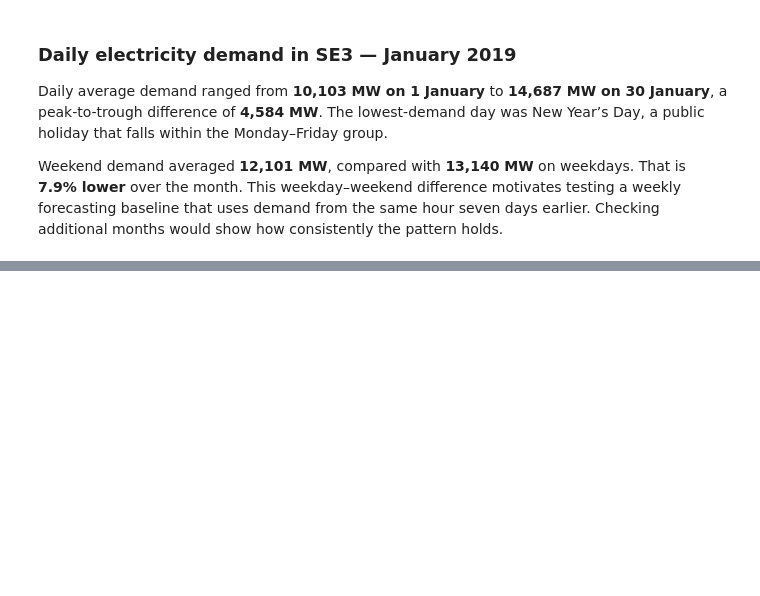
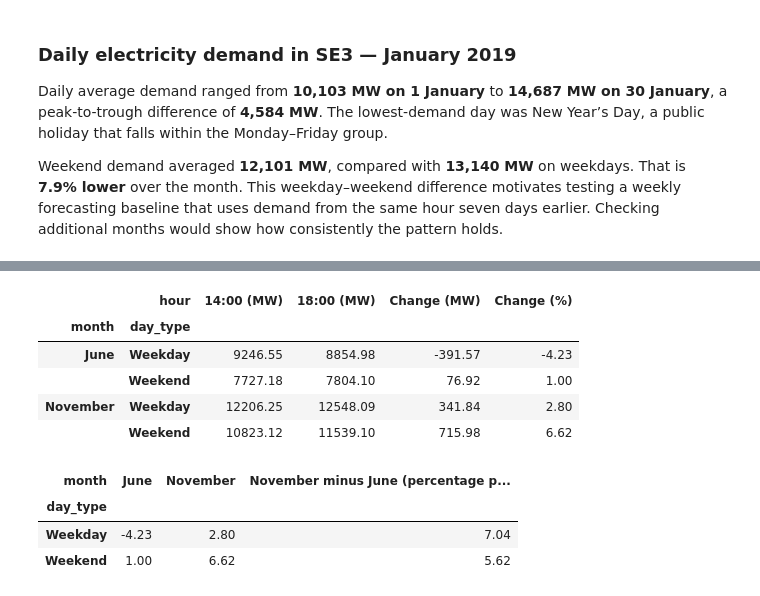
Before and after one commit to Nezipn/Swedish-Electricity-Demand-Forecasting-Using-Machine-Learning, a Jupyter notebook: 01_explore_se3_demand.ipynb, the cells around one changed output, grey strips where cells are left out. Saved outputs shown, nothing was run; the diff lists cells and outputs as text; code cells hidden in the pictures; blank space fills up the shorter version.

```diff
--- a/01_explore_se3_demand.ipynb
+++ b/01_explore_se3_demand.ipynb
@@ -93,0 +178,43 @@ would show how consistently the pattern holds.
+# %%
+# Select June and November readings at 14:00 and 18:00
+selected = demand_local.loc[
+    demand_local.index.month.isin([6, 11])
+    & demand_local["hour"].isin([14, 18])
+].copy()
+
+selected["month"] = selected.index.month.map({6: "June", 11: "November"})
+
+# Calculate average demand at each hour
+comparison = (
+    selected.groupby(["month", "day_type", "hour"])["demand_mw"]
+    .mean()
+    .unstack("hour")
+    .rename(columns={14: "14:00 (MW)", 18: "18:00 (MW)"})
+)
+
+# Calculate the change relative to 14:00
+comparison["Change (MW)"] = comparison["18:00 (MW)"] - comparison["14:00 (MW)"]
+comparison["Change (%)"] = (
+    comparison["Change (MW)"] / comparison["14:00 (MW)"] * 100
+)
+
+display(comparison.round(2))
+
+# Compare the percentage changes between November and June
+change_by_month = comparison["Change (%)"].unstack("month")
+change_by_month["November minus June (percentage points)"] = (
+    change_by_month["November"] - change_by_month["June"]
+)
+
+display(change_by_month.round(2))
+# %% [output]
+|  | hour | 14:00 (MW) | 18:00 (MW) | Change (MW) | Change (%) |
+| month | day_type |  |  |  |  |
+| June | Weekday | 9246.55 | 8854.98 | -391.57 | -4.23 |
+|  | Weekend | 7727.18 | 7804.10 | 76.92 | 1.00 |
+| November | Weekday | 12206.25 | 12548.09 | 341.84 | 2.80 |
+|  | Weekend | 10823.12 | 11539.10 | 715.98 | 6.62 |
+| month | June | November | November minus June (percentage p... |
+| day_type |  |  |  |
+| Weekday | -4.23 | 2.80 | 7.04 |
+| Weekend | 1.00 | 6.62 | 5.62 |
```
Also changed, not shown: parts of 9 cells of this notebook.
